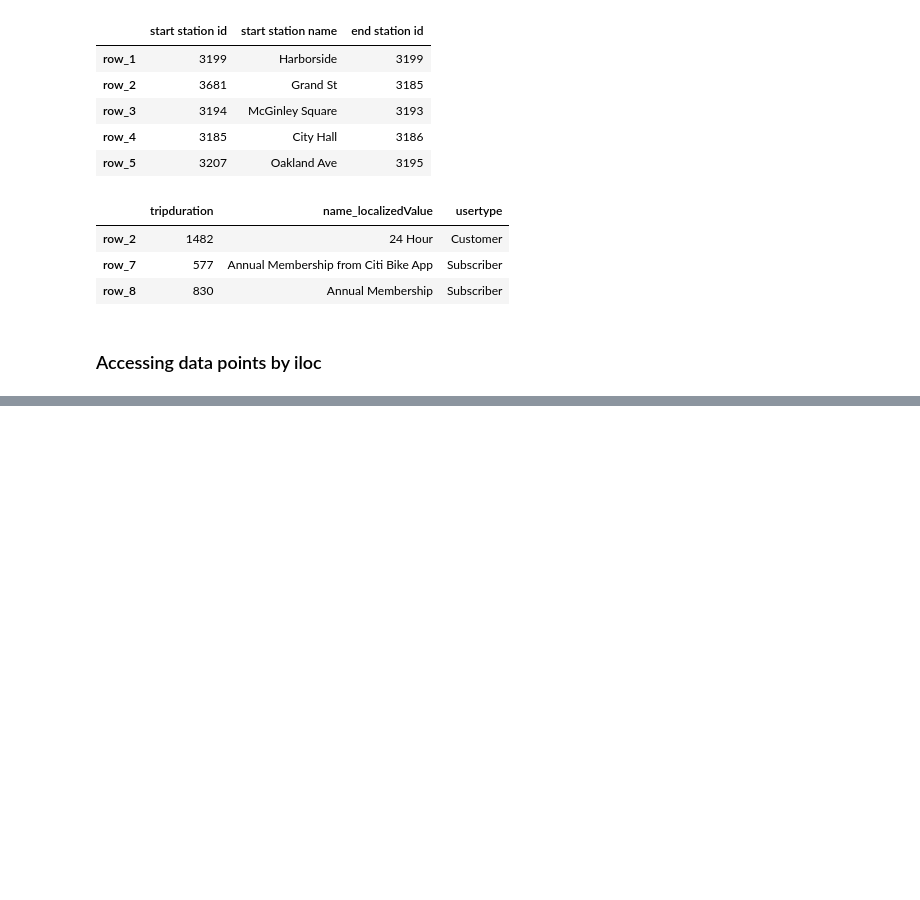
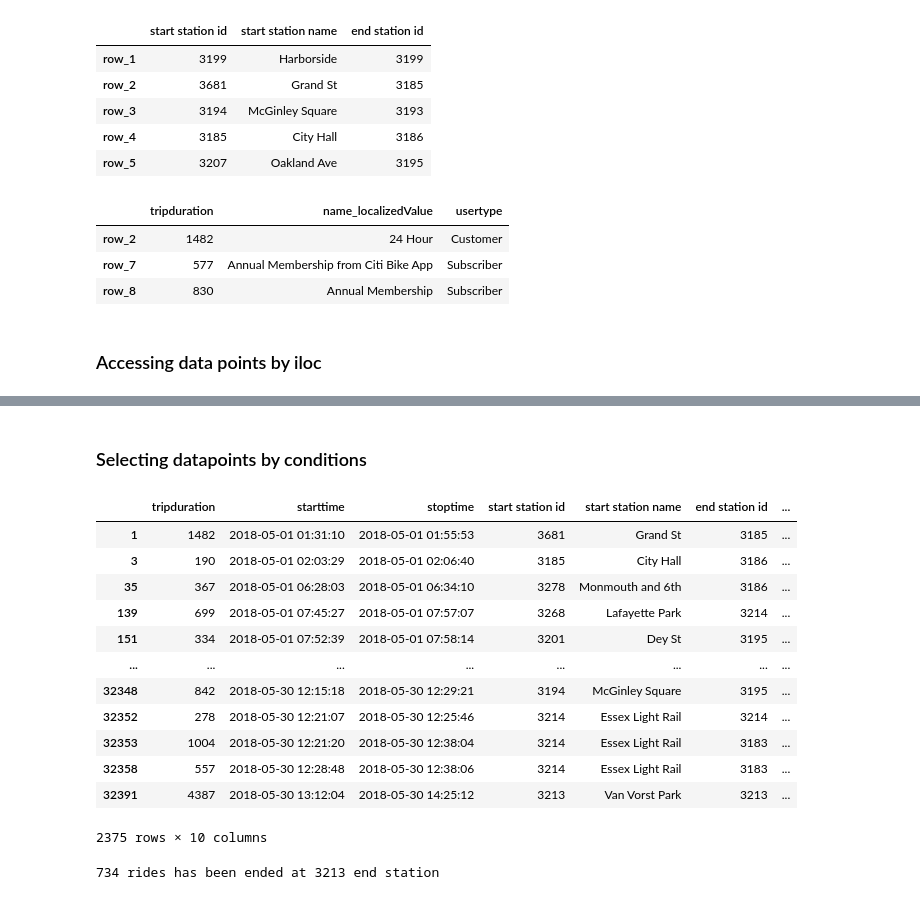
Before and after one commit to Sureshkrishh/Datascience-notes, a Jupyter notebook: 1. Python/010. Pandas.ipynb, the cells around one changed output, grey strips where cells are left out. Saved outputs shown, nothing was run; the diff lists cells and outputs as text; code cells hidden in the pictures; blank space fills up the shorter version.

```diff
--- a/1. Python/010. Pandas.ipynb
+++ b/1. Python/010. Pandas.ipynb
@@ -745,0 +784,27 @@ nbike_df.loc[nbike_df['tripduration']>500,['tripduration','name_localizedValue',
+# %% [markdown]
+### Selecting datapoints by conditions
+# %%
+# Selecting all rows where usertype is customer
+
+bike_df.loc[bike_df['usertype'] == 'Customer']
+# %% [output]
+|  | tripduration | starttime | stoptime | start station id | start station name | end station id | ... |
+| 1 | 1482 | 2018-05-01 01:31:10 | 2018-05-01 01:55:53 | 3681 | Grand St | 3185 | ... |
+| 3 | 190 | 2018-05-01 02:03:29 | 2018-05-01 02:06:40 | 3185 | City Hall | 3186 | ... |
+| 35 | 367 | 2018-05-01 06:28:03 | 2018-05-01 06:34:10 | 3278 | Monmouth and 6th | 3186 | ... |
+| 139 | 699 | 2018-05-01 07:45:27 | 2018-05-01 07:57:07 | 3268 | Lafayette Park | 3214 | ... |
+| 151 | 334 | 2018-05-01 07:52:39 | 2018-05-01 07:58:14 | 3201 | Dey St | 3195 | ... |
+| ... | ... | ... | ... | ... | ... | ... | ... |
+| 32348 | 842 | 2018-05-30 12:15:18 | 2018-05-30 12:29:21 | 3194 | McGinley Square | 3195 | ... |
+| 32352 | 278 | 2018-05-30 12:21:07 | 2018-05-30 12:25:46 | 3214 | Essex Light Rail | 3214 | ... |
+| 32353 | 1004 | 2018-05-30 12:21:20 | 2018-05-30 12:38:04 | 3214 | Essex Light Rail | 3183 | ... |
+| 32358 | 557 | 2018-05-30 12:28:48 | 2018-05-30 12:38:06 | 3214 | Essex Light Rail | 3183 | ... |
+| 32391 | 4387 | 2018-05-30 13:12:04 | 2018-05-30 14:25:12 | 3213 | Van Vorst Park | 3213 | ... |
+2375 rows × 10 columns
+# %%
+# finding number of rows with 'end station id' as 3213
+
+rows, columns = bike_df[bike_df['end station id']==3213].shape
+print(rows,'rides has been ended at 3213 end station')
+# %% [output]
+734 rides has been ended at 3213 end station
```
Also changed, not shown: parts of 28 cells of this notebook.
